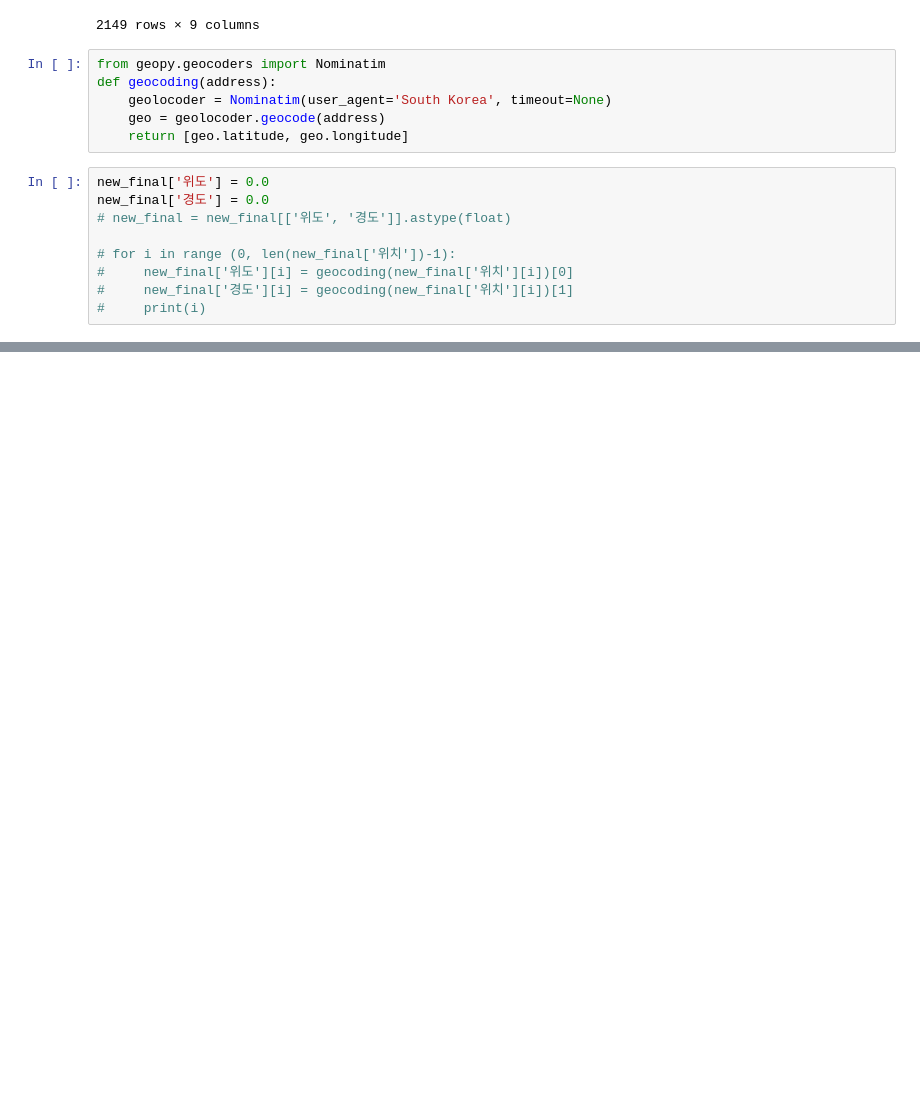
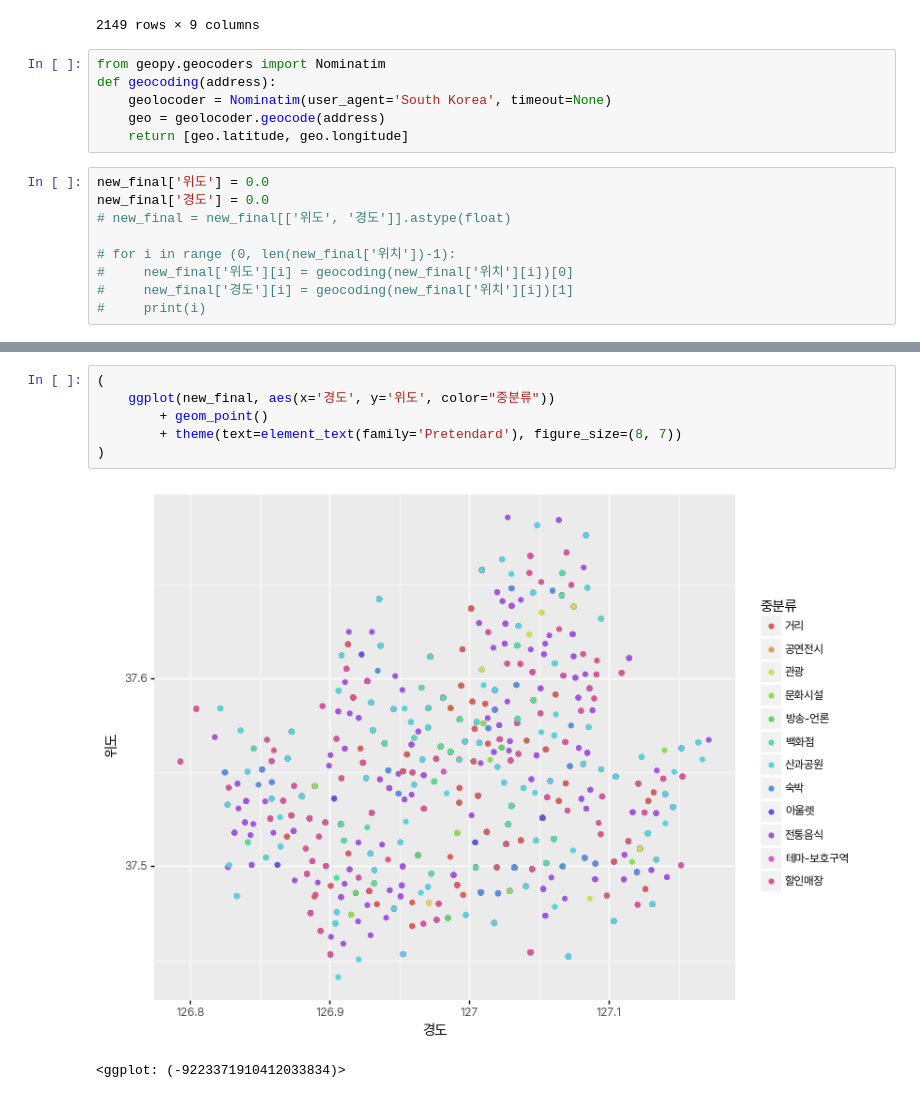
Before and after one commit to alswn8268/DataAnalysis, a Jupyter notebook: data_Analysis_Project.ipynb, the cells around one changed output, grey strips where cells are left out. Drawn from its saved outputs; the diff is of its cells as text; blank space fills up the shorter version.

```diff
--- a/data_Analysis_Project.ipynb
+++ b/data_Analysis_Project.ipynb
@@ -477,0 +502,9 @@ new_final
+# %%
+(
+    ggplot(new_final, aes(x='경도', y='위도', color="중분류"))
+        + geom_point()
+        + theme(text=element_text(family='Pretendard'), figure_size=(8, 7))
+)
+# %% [output]
+[figure, added]
+<ggplot: (-9223371910412033834)>
```
Also changed, not shown: parts of 4 cells of this notebook, 2 other files.
